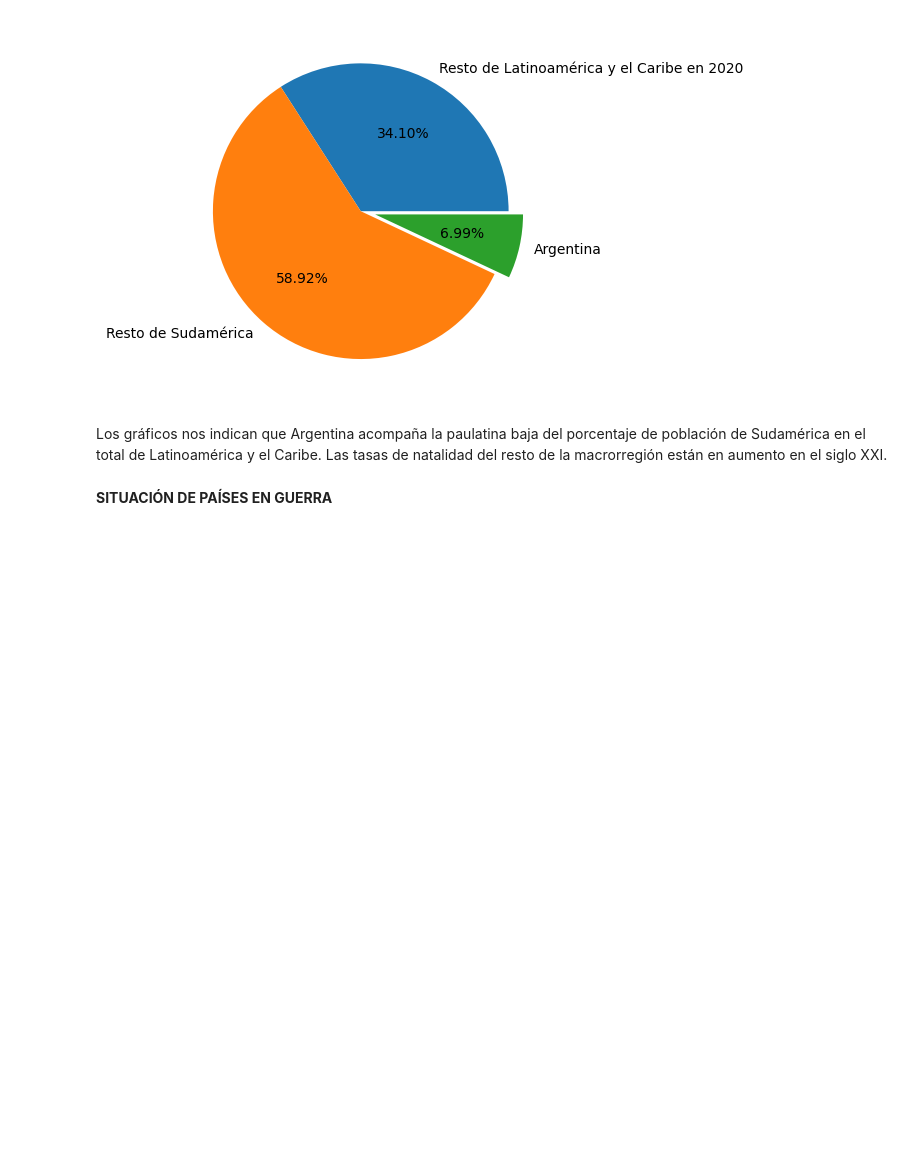
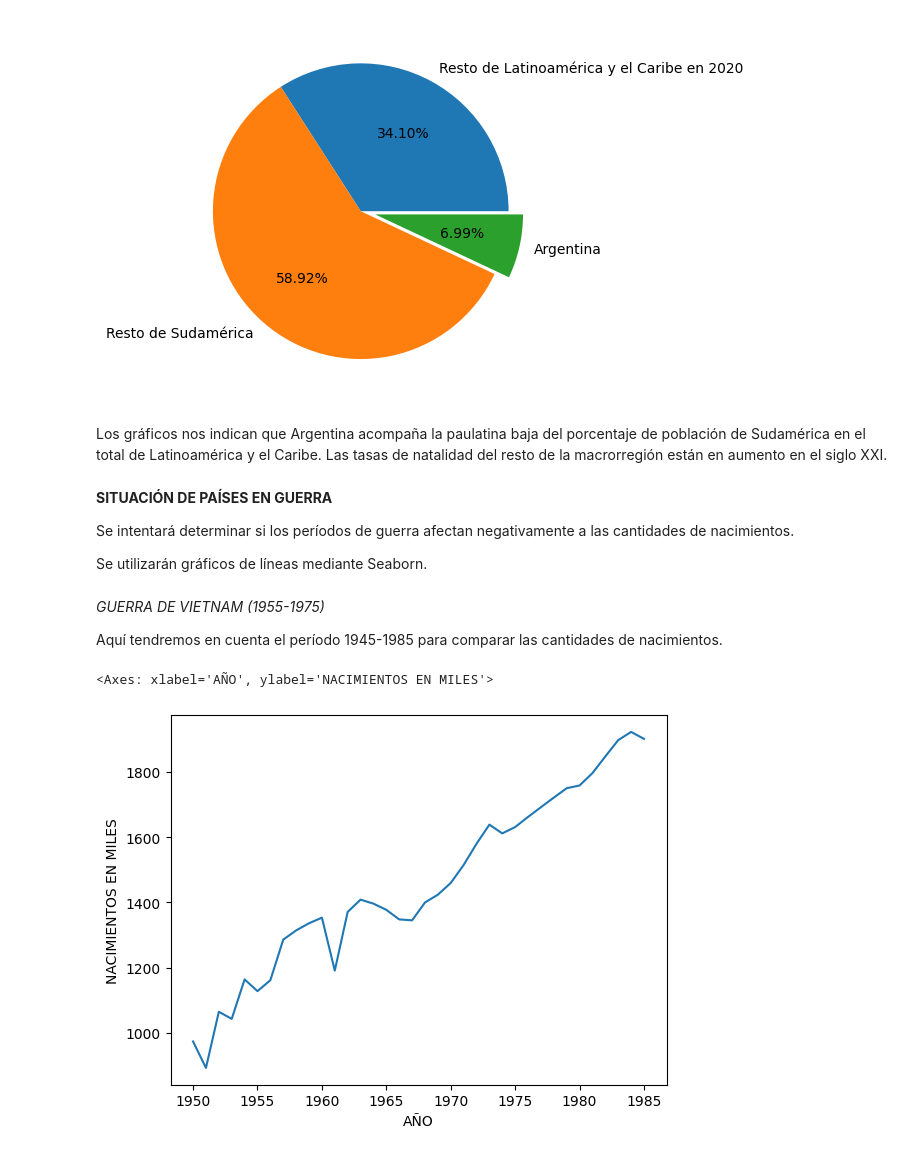
Before and after one commit to seba88arg/ProyectoDS1, a Jupyter notebook: ProyectoDSParteI+Lopez.ipynb, the cells around one changed output. Cells and saved outputs as stored; diff of their text form; code cells hidden in the pictures; blank space fills up the shorter version.

```diff
--- a/ProyectoDSParteI+Lopez.ipynb
+++ b/ProyectoDSParteI+Lopez.ipynb
@@ -164,5 +167,20 @@ plt.show()
 [figure]
 # %% [markdown]
 Los gráficos nos indican que Argentina acompaña la paulatina baja del porcentaje de población de Sudamérica en el total de Latinoamérica y el Caribe. Las tasas de natalidad del resto de la macrorregión están en aumento en el siglo XXI.
-# %% [markdown]
-**SITUACIÓN DE PAÍSES EN GUERRA**
+# %% [markdown]
+**SITUACIÓN DE PAÍSES EN GUERRA**
+
+Se intentará determinar si los períodos de guerra afectan negativamente a las cantidades de nacimientos.
+
+Se utilizarán gráficos de líneas mediante Seaborn.
+# %% [markdown]
+*GUERRA DE VIETNAM (1955-1975)*
+
+Aquí tendremos en cuenta el período 1945-1985 para comparar las cantidades de nacimientos.
+# %%
+#comando para gráfico de líneas en seaborn
+sns.lineplot( x='AÑO', y='NACIMIENTOS EN MILES',
+           data=database[(database['REGION, SUBREGION, PAIS O AREA'] == 'Viet Nam') & (database['AÑO'] > 1944) & (database['AÑO'] < 1986)])
+# %% [output]
+<Axes: xlabel='AÑO', ylabel='NACIMIENTOS EN MILES'>
+[figure, added]
```
Also changed, not shown: parts of 7 cells of this notebook.
